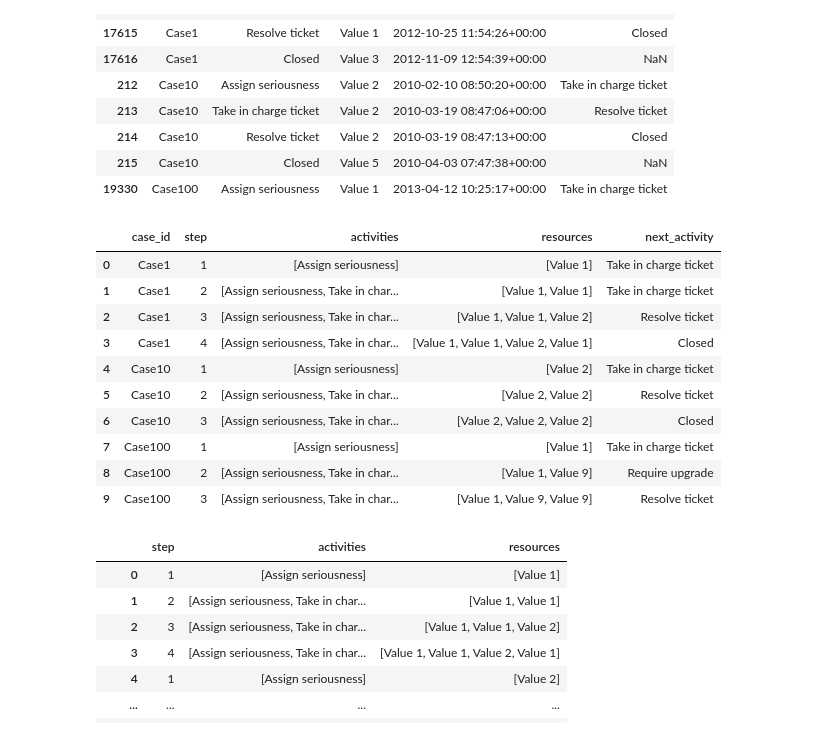
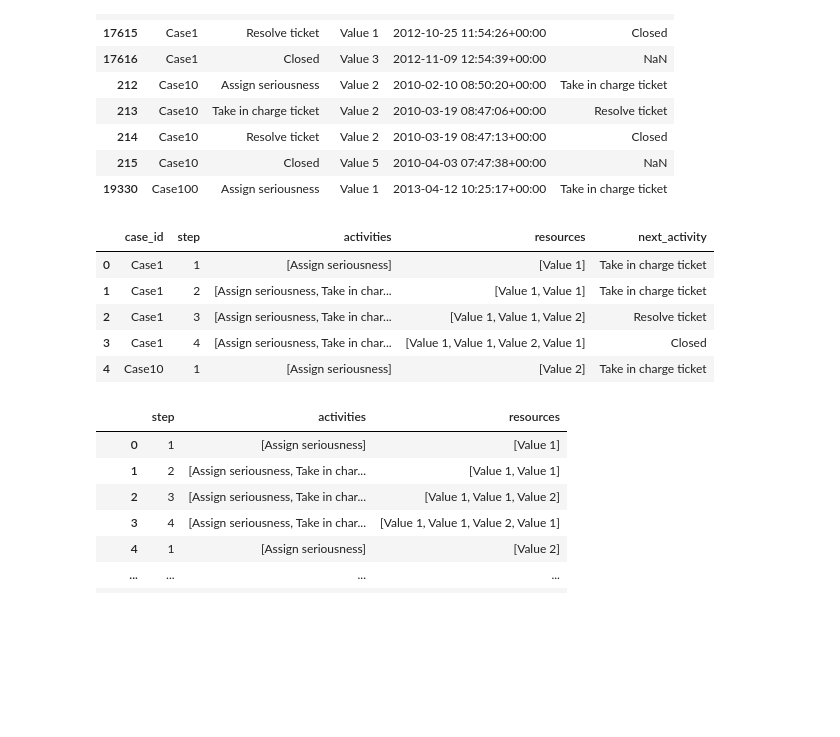
Before and after one commit to LorenzoCirac/Encodings-for-Next-Step-Activity-Prediction, a Jupyter notebook: Encodings for Next Step Activity Prediction.ipynb, the cells around one changed output. Cells and saved outputs as stored; diff of their text form; code cells hidden in the pictures; blank space fills up the shorter version.

```diff
--- a/Encodings for Next Step Activity Prediction.ipynb
+++ b/Encodings for Next Step Activity Prediction.ipynb
@@ -54,21 +56,28 @@ Data columns (total 10 columns):
 dtypes: datetime64[ns, UTC](1), int64(1), object(8)
 memory usage: 1.6+ MB
 # %%
-from pm4py.objects.log.importer.xes import importer as xes_importer
-import pm4py
-
 print(f"Cases: {len(log)}")
 print(f"Events: {sum(len(trace) for trace in log)}")
 print(f"Activities: {len(pm4py.get_event_attribute_values(log, "concept:name"))}")
 print(f"Variants: {len(pm4py.stats.get_variants(log))}")
+print(f"Average case length: {(sum(len(trace) for trace in log) / len(log)):.2f} events per case")
 
-average_case_length = sum(len(trace) for trace in log) / len(log)
-print(f"Average case length: {average_case_length:.2f} events per case")
-
+# top 5 most common activities
 activities = pm4py.get_event_attribute_values(log, "concept:name")
 print("\nMost common activities:")
-for activity, count in sorted(activities.items(), key=lambda x: x[1], reverse=True)[:5]:
-    print(f"* {activity}: {count}")
+for i, (activity, count) in enumerate(sorted(activities.items(), key=lambda x: x[1], reverse=True)[:5], 1):
+    print(f"{i}. {activity}: {count}")
+
+# top 5 most common activities by position
+positions = defaultdict(lambda: defaultdict(int))
+for trace in log:
+    for i, event in enumerate(trace):
+        positions[i][event["concept:name"]] += 1
+print("\nMost common by position:")
+for i in range(5):
+    if i in positions:
+        activity, count = max(positions[i].items(), key=lambda x: x[1])
+        print(f"{i+1}. {activity} ({count} cases, {count/len(log)*100:.1f}%)")
 # %% [output]
 Cases: 4580
 Events: 21348
@@ -142,35 +165,30 @@ df.head(10)
 # %%
 # Add Prefix
 prefixes = []
 for case_id, group in df.groupby("case_id"):
     activities = group["activity"].astype(str).tolist()
     resources = group["resource"].astype(str).tolist()
     timestamps = group["timestamp"].tolist()
 
     for i in range(1, len(activities)):
         prefixes.append({
             "case_id": case_id,
             "step": i,
             "activities": activities[:i],
             "resources": resources[:i],
             "next_activity": activities[i],
         })
 
 df = pd.DataFrame(prefixes)
 
-df.head(10)
+df.head()
 # %% [output]
 |  | case_id | step | activities | resources | next_activity |
 | 0 | Case1 | 1 | [Assign seriousness] | [Value 1] | Take in charge ticket |
 | 1 | Case1 | 2 | [Assign seriousness, Take in char... | [Value 1, Value 1] | Take in charge ticket |
 | 2 | Case1 | 3 | [Assign seriousness, Take in char... | [Value 1, Value 1, Value 2] | Resolve ticket |
 | 3 | Case1 | 4 | [Assign seriousness, Take in char... | [Value 1, Value 1, Value 2, Value 1] | Closed |
 | 4 | Case10 | 1 | [Assign seriousness] | [Value 2] | Take in charge ticket |
-| 5 | Case10 | 2 | [Assign seriousness, Take in char... | [Value 2, Value 2] | Resolve ticket |
-| 6 | Case10 | 3 | [Assign seriousness, Take in char... | [Value 2, Value 2, Value 2] | Closed |
-| 7 | Case100 | 1 | [Assign seriousness] | [Value 1] | Take in charge ticket |
-| 8 | Case100 | 2 | [Assign seriousness, Take in char... | [Value 1, Value 9] | Require upgrade |
-| 9 | Case100 | 3 | [Assign seriousness, Take in char... | [Value 1, Value 9, Value 9] | Resolve ticket |
 # %%
 from sklearn.preprocessing import LabelEncoder
 from sklearn.model_selection import train_test_split
```
Also changed, not shown: parts of 7 cells of this notebook, 2 other files.
